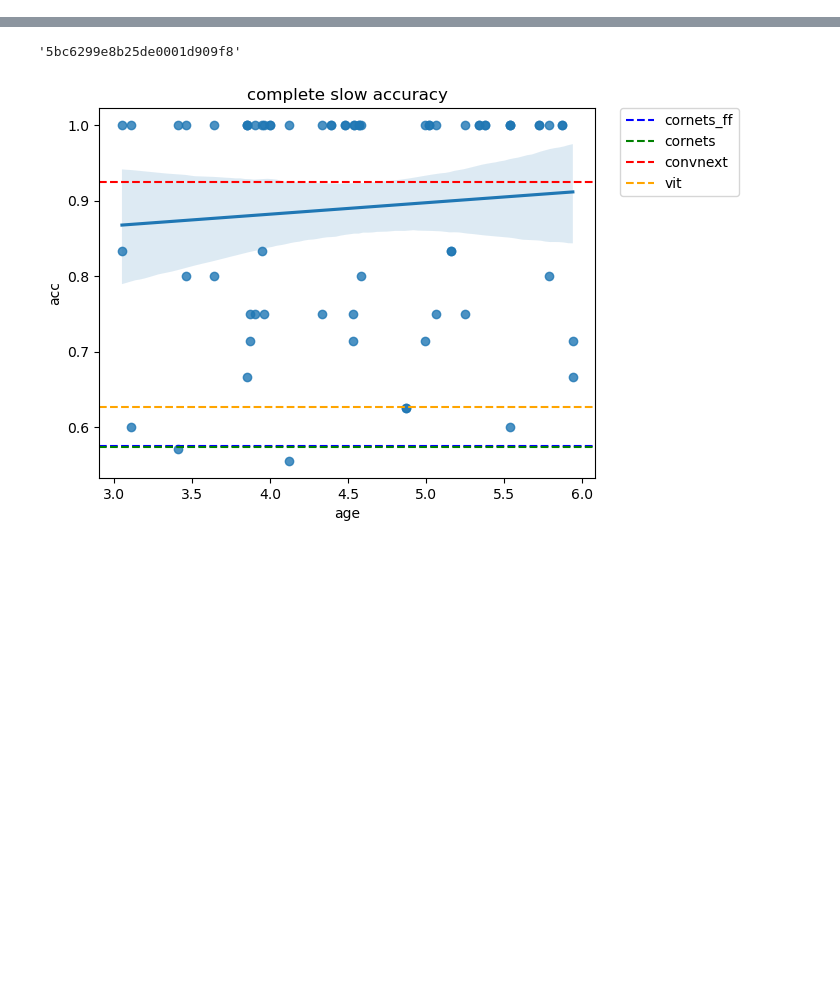
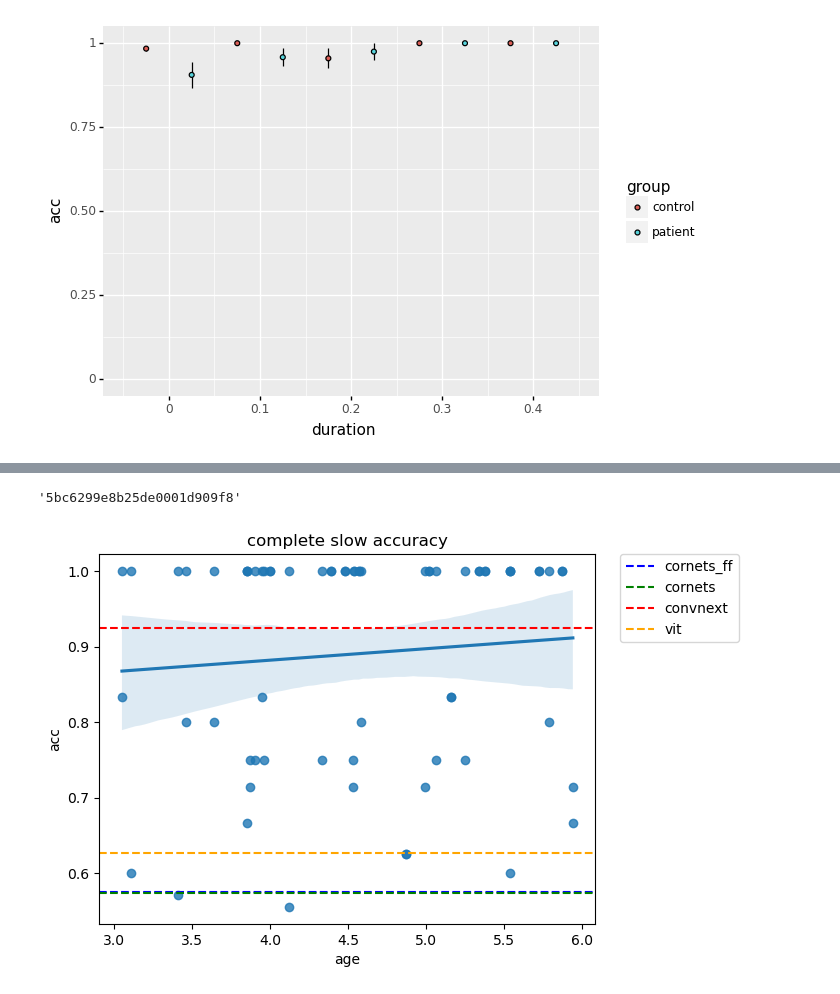
Before and after one commit to vayzenb/hemispace, a Jupyter notebook: behavior/object_analysis.ipynb, the cells around one changed output, grey strips where cells are left out. Cells and saved outputs as stored; diff of their text form; code cells hidden in the pictures; blank space fills up the shorter version.

```diff
--- a/behavior/object_analysis.ipynb
+++ b/behavior/object_analysis.ipynb
@@ -15,9 +16,10 @@ from glob import glob as glob
 # %%
-data_dir = f'{curr_dir}/kornet/data'
+sub_info = pd.read_csv(f'{curr_dir}/sub_info.csv')
+patient_subs = sub_info[sub_info['group'] == 'patient']
+
+data_dir = f'{curr_dir}/behavior/object'
 results_dir = f'{curr_dir}/results'
 fig_dir = f'{curr_dir}/figures'
-
-
 
 conds = [0, 'complete', 'perturbed','deleted']
 durations = [.3,.25, .2,.15,.1]
@@ -72,3 +74,15 @@ for sub_file in data_files:
 #append column for speed
 for i in range(len(durations)):
     sub_summary.loc[sub_summary['duration']==durations[i],'speed'] = speed[i]
+
+
+#reset index
+sub_summary = sub_summary.reset_index(drop = True)
+
+#convert sub summary acc to float
+sub_summary['acc'] = sub_summary['acc'].astype(float)
+
+#replace cond with name
+sub_summary['cond'] = sub_summary['cond'].replace(1,'Complete')
+sub_summary['cond'] = sub_summary['cond'].replace(2,'Perturbed')
+sub_summary['cond'] = sub_summary['cond'].replace(3,'Deleted')
@@ -95,0 +89,14 @@ sub_summary.groupby(['sub', 'cond']).mean()
+# %%
+#add group column to sub_summary labeled patient or control
+sub_summary['group'] = sub_summary['sub'].apply(lambda x: 'patient' if x in patient_subs['code'].values else 'control')
+
+#add sub_code for patients
+sub_summary['sub_code'] = sub_summary['sub'].apply(lambda x: str(x) if x in patient_subs['code'].values else '')
+# %%
+#extract complete condition
+curr_cond = sub_summary[sub_summary['cond']=='Complete']
+
+#calcualte mean and sem for each duration
+data_mean = curr_cond.groupby(['duration', 'group']).mean().reset_index()
+sem = curr_cond.groupby(['duration','group']).sem().reset_index()
+data_mean['se'] = sem['acc']
@@ -95,0 +117,9 @@ sub_summary.groupby(['sub', 'cond']).mean()
+# %%
+p = ggplot(data_mean, aes(x = 'duration', y = 'acc', fill = 'group'))  + \
+    geom_linerange(aes(x = 'duration', ymin = 'acc-se', ymax = 'acc+se'), position = position_dodge2(width=.5)) + \
+    geom_point(position = position_dodge2(width=.5))  +ylim(0,1)
+
+
+print(p)
+# %% [output]
+[figure, added]
```
Also changed, not shown: parts of 8 cells of this notebook, 47 other files.
